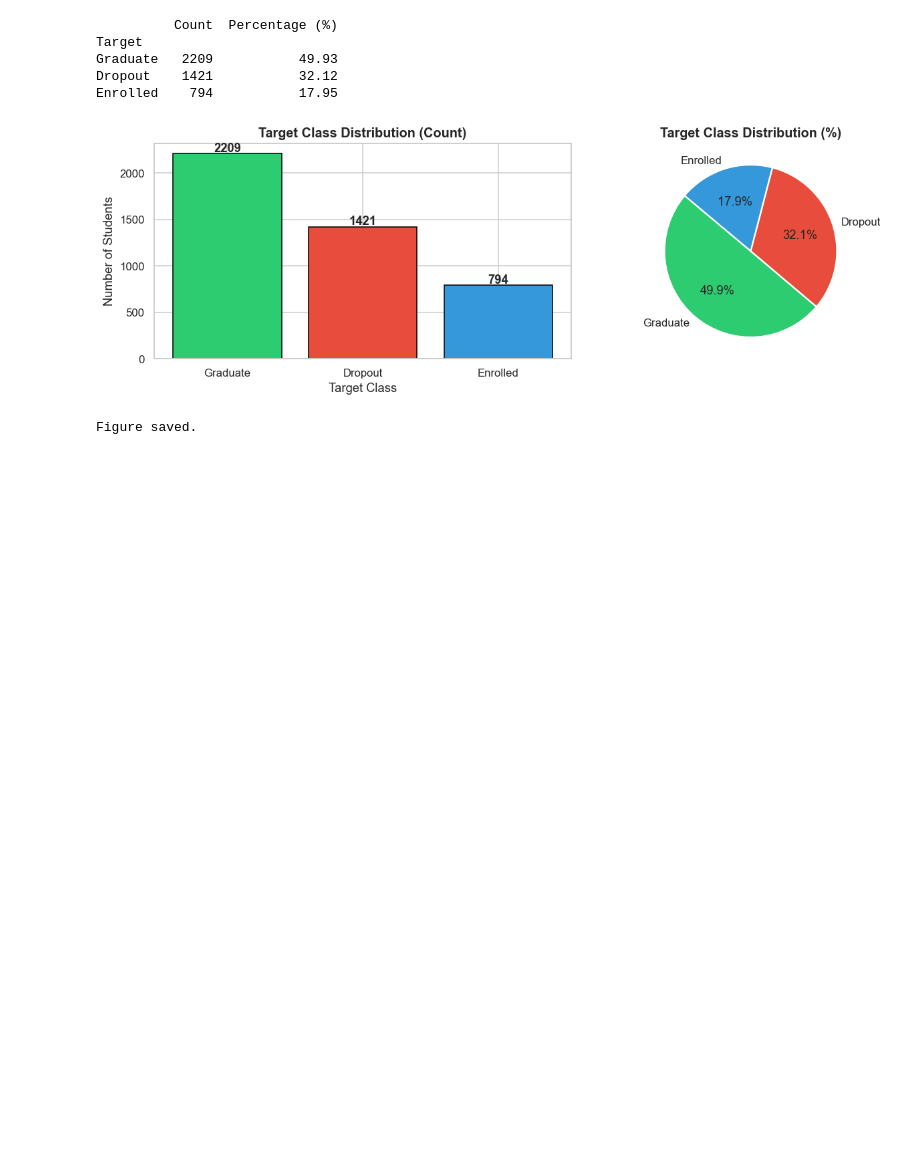
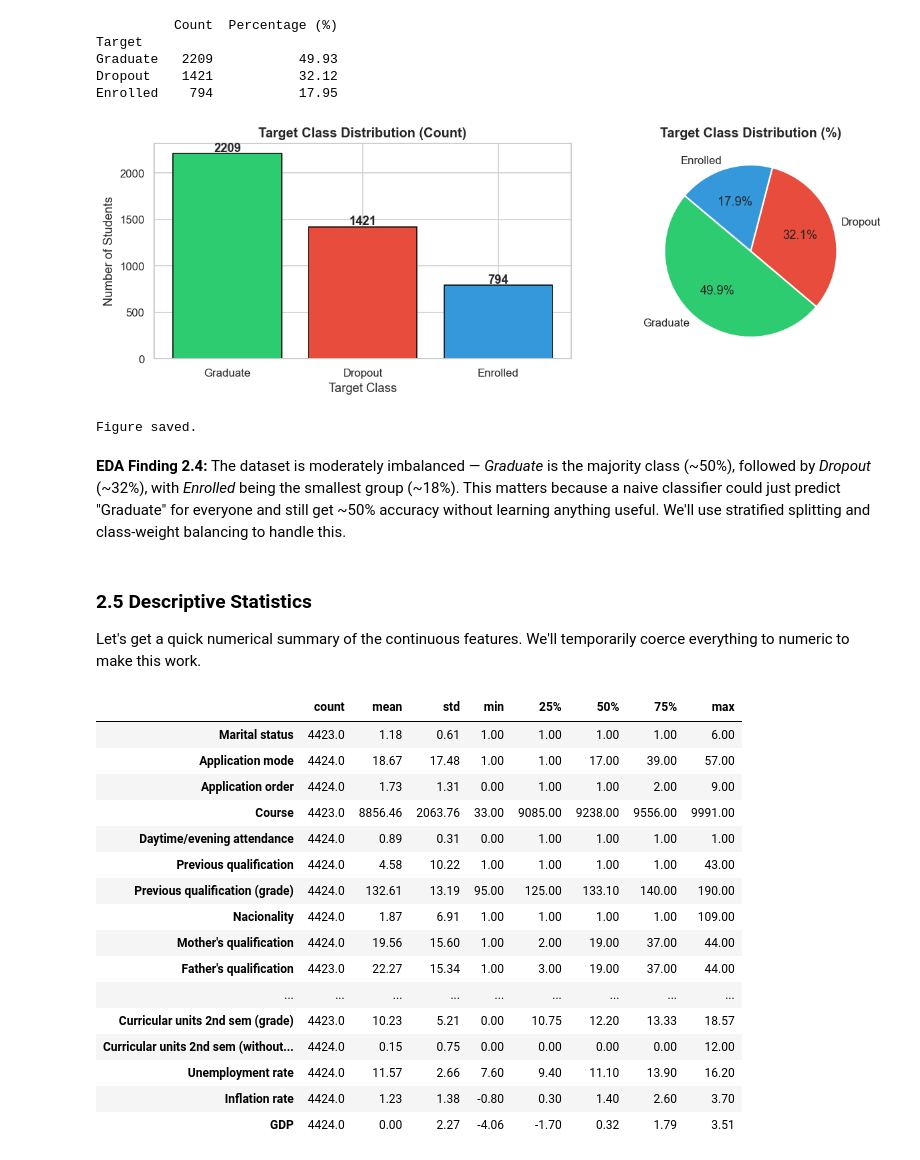
Before and after one commit to tiagodof/Tiago_Oliveira_2021406_ML_CA1, a Jupyter notebook: Tiago_Oliveira.ipynb, the cells around one changed output. Saved outputs shown, nothing was run; the diff lists cells and outputs as text; code cells hidden in the pictures; blank space fills up the shorter version.

Commit message:
chore(eda): generate descriptive statistics summary

```diff
--- a/Tiago_Oliveira.ipynb
+++ b/Tiago_Oliveira.ipynb
@@ -204,3 +203,35 @@ Dropout    1421           32.12
 Enrolled    794           17.95
 [figure]
 Figure saved.
+# %% [markdown]
+**EDA Finding 2.4:** The dataset is moderately imbalanced — *Graduate* is the majority class (~50%), followed by *Dropout* (~32%), with *Enrolled* being the smallest group (~18%). This matters because a naive classifier could just predict "Graduate" for everyone and still get ~50% accuracy without learning anything useful. We'll use stratified splitting and class-weight balancing to handle this.
+# %% [markdown]
+### 2.5 Descriptive Statistics
+
+Let's get a quick numerical summary of the continuous features. We'll temporarily coerce everything to numeric to make this work.
+# %%
+# Coerce all feature columns to numeric for descriptive stats
+df_num_preview = df_raw.copy()
+for col in df_num_preview.columns:
+    if col != 'Target':
+        df_num_preview[col] = pd.to_numeric(df_num_preview[col], errors='coerce')
+
+df_num_preview.describe().T.round(2)
+# %% [output]
+|  | count | mean | std | min | 25% | 50% | 75% | max |
+| Marital status | 4423.0 | 1.18 | 0.61 | 1.00 | 1.00 | 1.00 | 1.00 | 6.00 |
+| Application mode | 4424.0 | 18.67 | 17.48 | 1.00 | 1.00 | 17.00 | 39.00 | 57.00 |
+| Application order | 4424.0 | 1.73 | 1.31 | 0.00 | 1.00 | 1.00 | 2.00 | 9.00 |
+| Course | 4423.0 | 8856.46 | 2063.76 | 33.00 | 9085.00 | 9238.00 | 9556.00 | 9991.00 |
+| Daytime/evening attendance | 4424.0 | 0.89 | 0.31 | 0.00 | 1.00 | 1.00 | 1.00 | 1.00 |
+| Previous qualification | 4424.0 | 4.58 | 10.22 | 1.00 | 1.00 | 1.00 | 1.00 | 43.00 |
+| Previous qualification (grade) | 4424.0 | 132.61 | 13.19 | 95.00 | 125.00 | 133.10 | 140.00 | 190.00 |
+| Nacionality | 4424.0 | 1.87 | 6.91 | 1.00 | 1.00 | 1.00 | 1.00 | 109.00 |
+| Mother's qualification | 4424.0 | 19.56 | 15.60 | 1.00 | 2.00 | 19.00 | 37.00 | 44.00 |
+| Father's qualification | 4423.0 | 22.27 | 15.34 | 1.00 | 3.00 | 19.00 | 37.00 | 44.00 |
+| ... | ... | ... | ... | ... | ... | ... | ... | ... |
+| Curricular units 2nd sem (grade) | 4423.0 | 10.23 | 5.21 | 0.00 | 10.75 | 12.20 | 13.33 | 18.57 |
+| Curricular units 2nd sem (without... | 4424.0 | 0.15 | 0.75 | 0.00 | 0.00 | 0.00 | 0.00 | 12.00 |
+| Unemployment rate | 4424.0 | 11.57 | 2.66 | 7.60 | 9.40 | 11.10 | 13.90 | 16.20 |
+| Inflation rate | 4424.0 | 1.23 | 1.38 | -0.80 | 0.30 | 1.40 | 2.60 | 3.70 |
+| GDP | 4424.0 | 0.00 | 2.27 | -4.06 | -1.70 | 0.32 | 1.79 | 3.51 |
```
Also changed, not shown: parts of 1 cell of this notebook.
